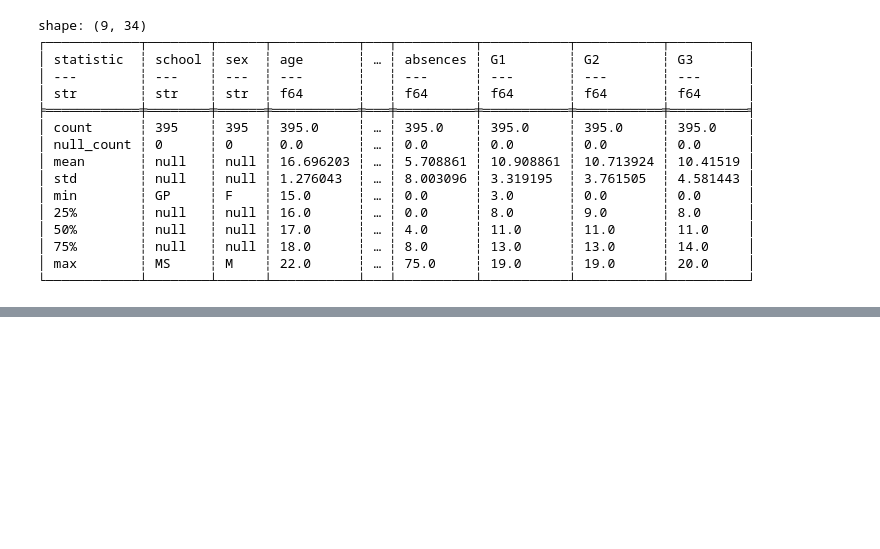
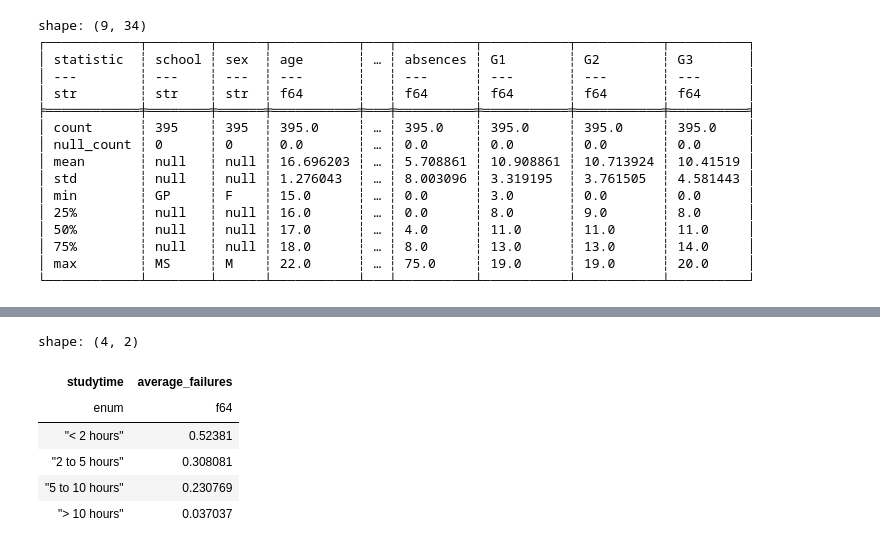
Before and after one commit to lthilmony/proj1, a Jupyter notebook: initial.ipynb, the cells around one changed output, grey strips where cells are left out. Cells and saved outputs as stored; diff of their text form; code cells hidden in the pictures; blank space fills up the shorter version.

```diff
--- a/initial.ipynb
+++ b/initial.ipynb
@@ -88,3 +89,10 @@ shape: (2, 2)
+# %%
+studytime_order = {'1': '< 2 hours', '2': '2 to 5 hours', '3': '5 to 10 hours', '4': '> 10 hours'}
+st_num_order = ['< 2 hours', '2 to 5 hours', '5 to 10 hours', '> 10 hours']
+
+stu_math_labeled = stu_math.with_columns(
+    pl.col('studytime').cast(pl.String).replace(studytime_order).cast(pl.Enum(st_num_order))
+)
 # %%
 fig1 = go.Figure()
 
@@ -145,0 +173,16 @@ fig_age.show()
+# %%
+studytime_summary = stu_math.with_columns(
+    pl.col('studytime').cast(pl.String).replace(studytime_order).cast(pl.Enum(st_num_order))
+).group_by('studytime').agg(
+    pl.col('failures').mean().alias('average_failures')
+).sort('studytime')
+
+studytime_summary
+# %% [output]
+shape: (4, 2)
+| studytime | average_failures |
+| enum | f64 |
+| "< 2 hours" | 0.52381 |
+| "2 to 5 hours" | 0.308081 |
+| "5 to 10 hours" | 0.230769 |
+| "> 10 hours" | 0.037037 |
```
Also changed, not shown: parts of 10 cells of this notebook, 1 other file.
